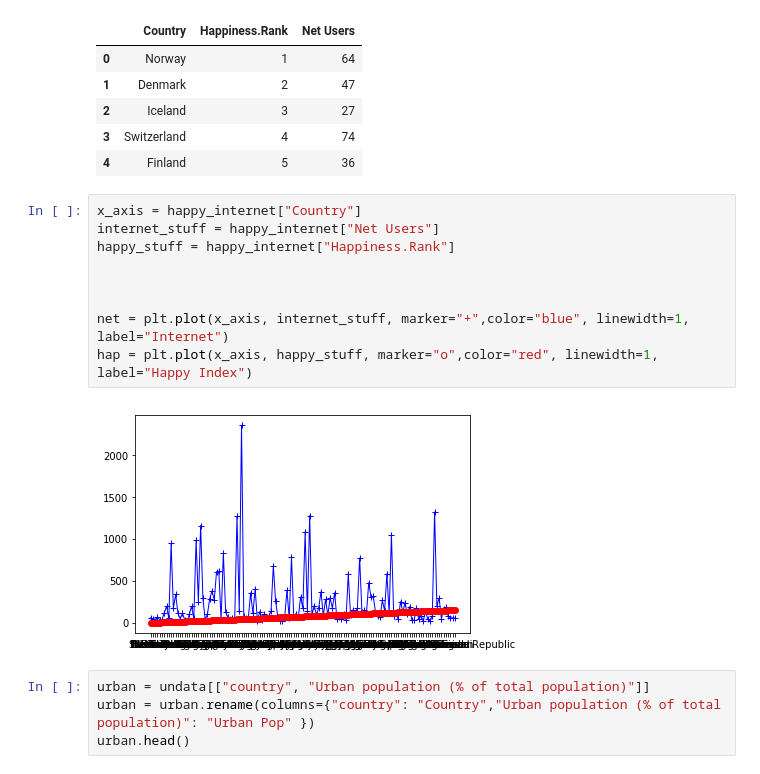
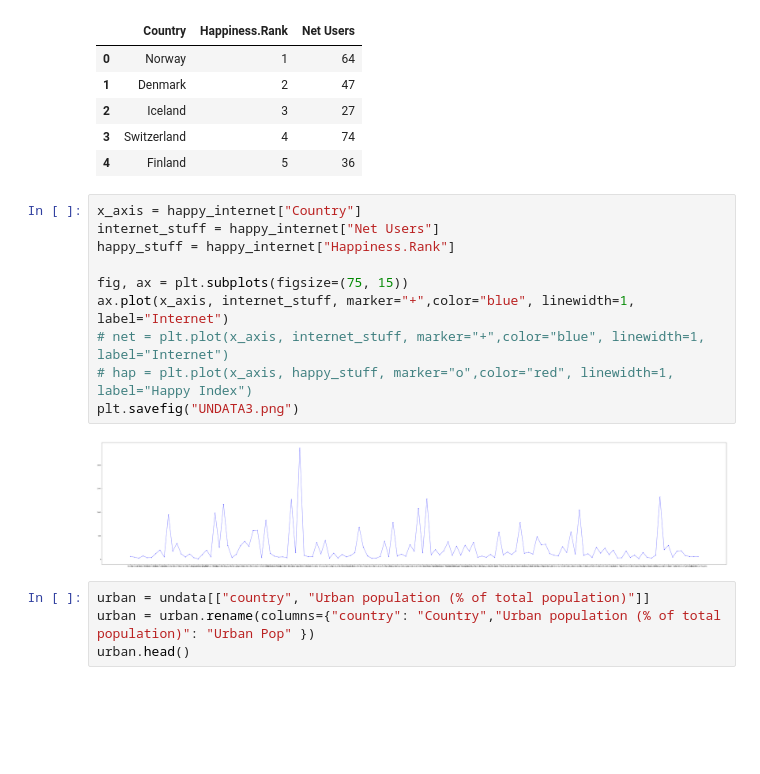
Before and after one commit to HBarker74582/Hap-Py, a Jupyter notebook: UN_Data.ipynb, the cells around one changed output. Drawn from its saved outputs; the diff is of its cells as text; blank space fills up the shorter version.

```diff
--- a/UN_Data.ipynb
+++ b/UN_Data.ipynb
@@ -56,14 +54,15 @@ happy_internet.head()
 # %%
 x_axis = happy_internet["Country"]
 internet_stuff = happy_internet["Net Users"]
 happy_stuff = happy_internet["Happiness.Rank"]
 
-
-
-net = plt.plot(x_axis, internet_stuff, marker="+",color="blue", linewidth=1, label="Internet")
-hap = plt.plot(x_axis, happy_stuff, marker="o",color="red", linewidth=1, label="Happy Index")
+fig, ax = plt.subplots(figsize=(75, 15))
+ax.plot(x_axis, internet_stuff, marker="+",color="blue", linewidth=1, label="Internet")
+# net = plt.plot(x_axis, internet_stuff, marker="+",color="blue", linewidth=1, label="Internet")
+# hap = plt.plot(x_axis, happy_stuff, marker="o",color="red", linewidth=1, label="Happy Index")
+plt.savefig("UNDATA3.png")
 # %% [output]
-[figure, old version]
+[figure, new version]
 # %%
 urban = undata[["country", "Urban population (% of total population)"]]
 urban = urban.rename(columns={"country": "Country","Urban population (% of total population)": "Urban Pop" })
```
Also changed, not shown: parts of 3 cells of this notebook, 3 other files.
